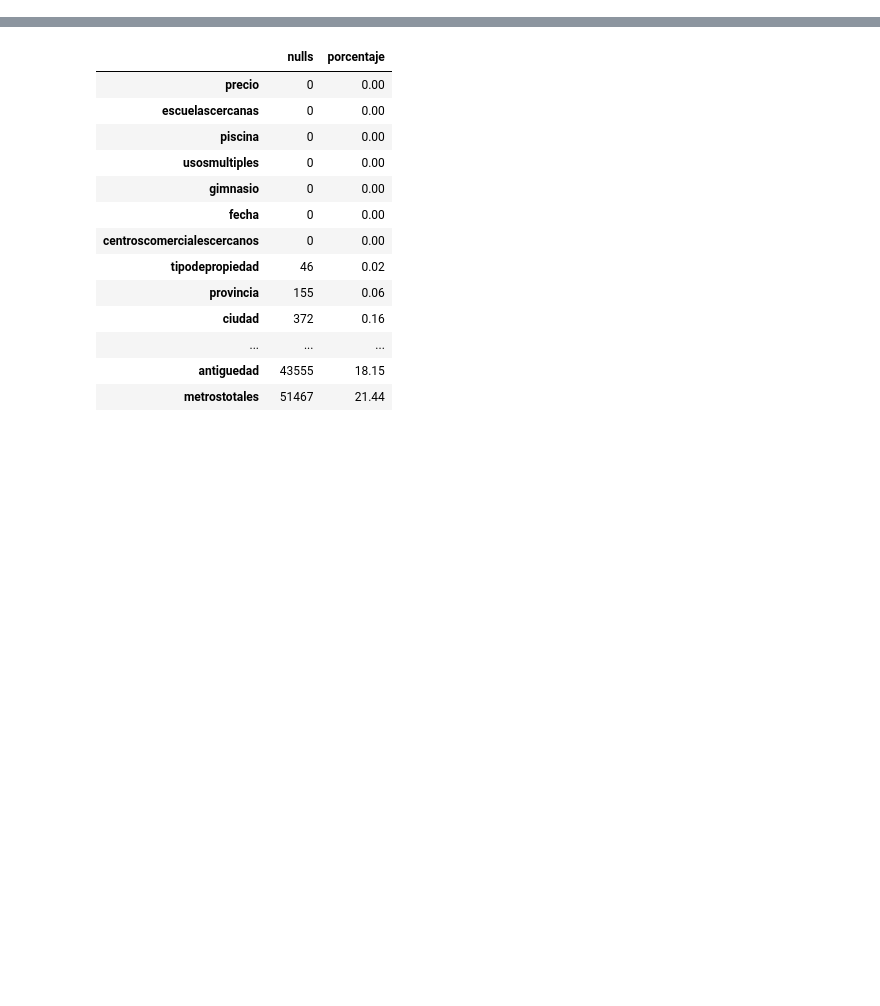
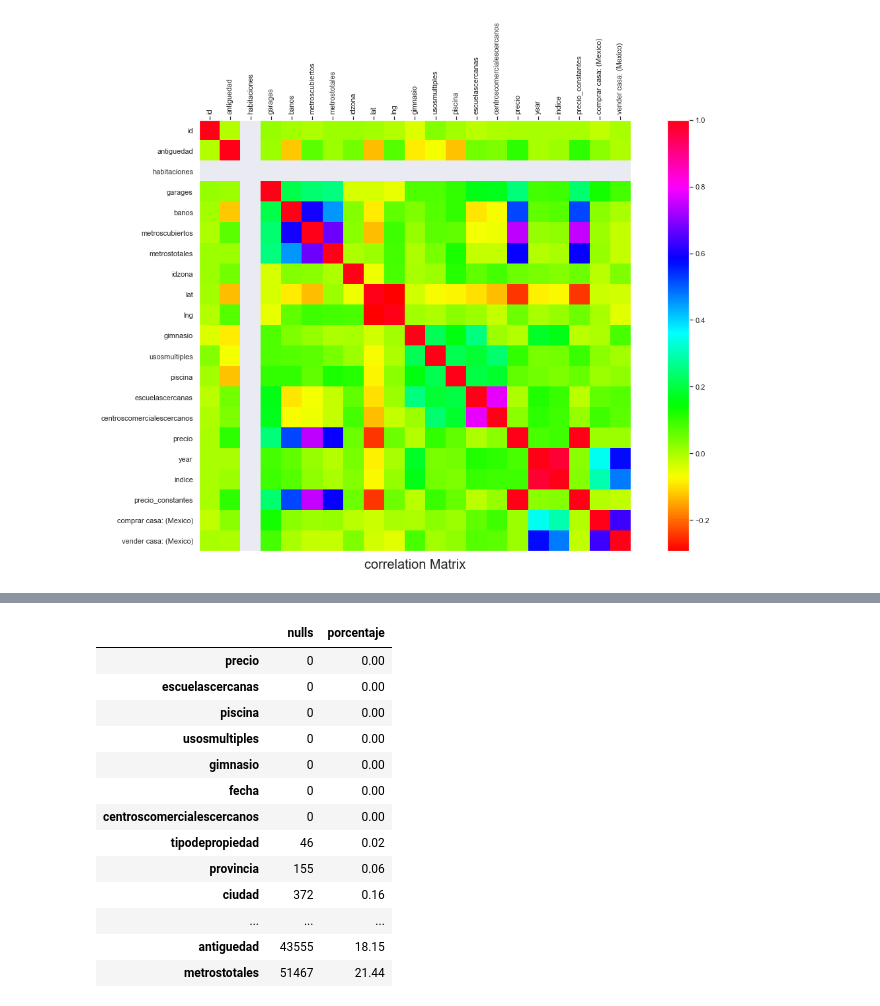
Before and after one commit to blukitas/groupby-banco-, a Jupyter notebook: Tp1/01.tp_ni.ipynb, the cells around one changed output, grey strips where cells are left out. Cells and saved outputs as stored; diff of their text form; code cells hidden in the pictures; blank space fills up the shorter version.

Commit message:
Added Sentiment Analysis
Archivo y analisis por tipo de propiedad.

```diff
--- a/Tp1/01.tp_ni.ipynb
+++ b/Tp1/01.tp_ni.ipynb
@@ -22,3 +23,12 @@ from sklearn.model_selection import GridSearchCV, train_test_split, RandomizedSe
+# %%
+sentiment = df.merge(trends,how='inner',on='fecha')
+sentiment2 = sentiment[['tipodepropiedad', 'ciudad',
+       'provincia', 'antiguedad', 'habitaciones', 'garages', 'banos',
+       'metroscubiertos', 'metrostotales', 'fecha',
+       'precio', 'year', 'fecha_mes',
+       'precio_constantes', 'Month', 'comprar casa: (Mexico)',
+       'vender casa: (Mexico)']]
+sentimentCasas = sentiment.loc[(sentiment2.tipodepropiedad=='Casa') & (sentiment2.habitaciones==3)]
 # %%
 # Ojo la carpeta donde se guarda.
 df = pd.read_csv('data/train.csv', error_bad_lines=False)
@@ -59,3 +110,22 @@ df['precio'].describe()
+# %%
+cor = sentimentCasas.corr()
+upper = cor.where(np.triu(np.ones(cor.shape), k=1).astype(np.bool))
+
+
+fig, ax = plt.subplots(figsize=[20,12])
+
+plt.title("correlation Matrix", fontsize = 20, y=-0.05)
+image = ax.imshow(cor, cmap = 'hsv')
+
+plt.xticks(np.arange(len(cor.columns)),cor.columns, rotation = 'vertical')
+ax.xaxis.tick_top()
+plt.yticks(np.arange(len(cor.columns)),cor.columns, rotation = 'horizontal')
+fig.colorbar(image, ax=ax)
+plt.rcParams['grid.color'] = "w"
+plt.grid()
+plt.show()
+# %% [output]
+[figure, added]
 # %%
 #order the correlations and their associated column
 minCorrValue = 0.05
```
Also changed, not shown: parts of 13 cells of this notebook, 4 other files.
